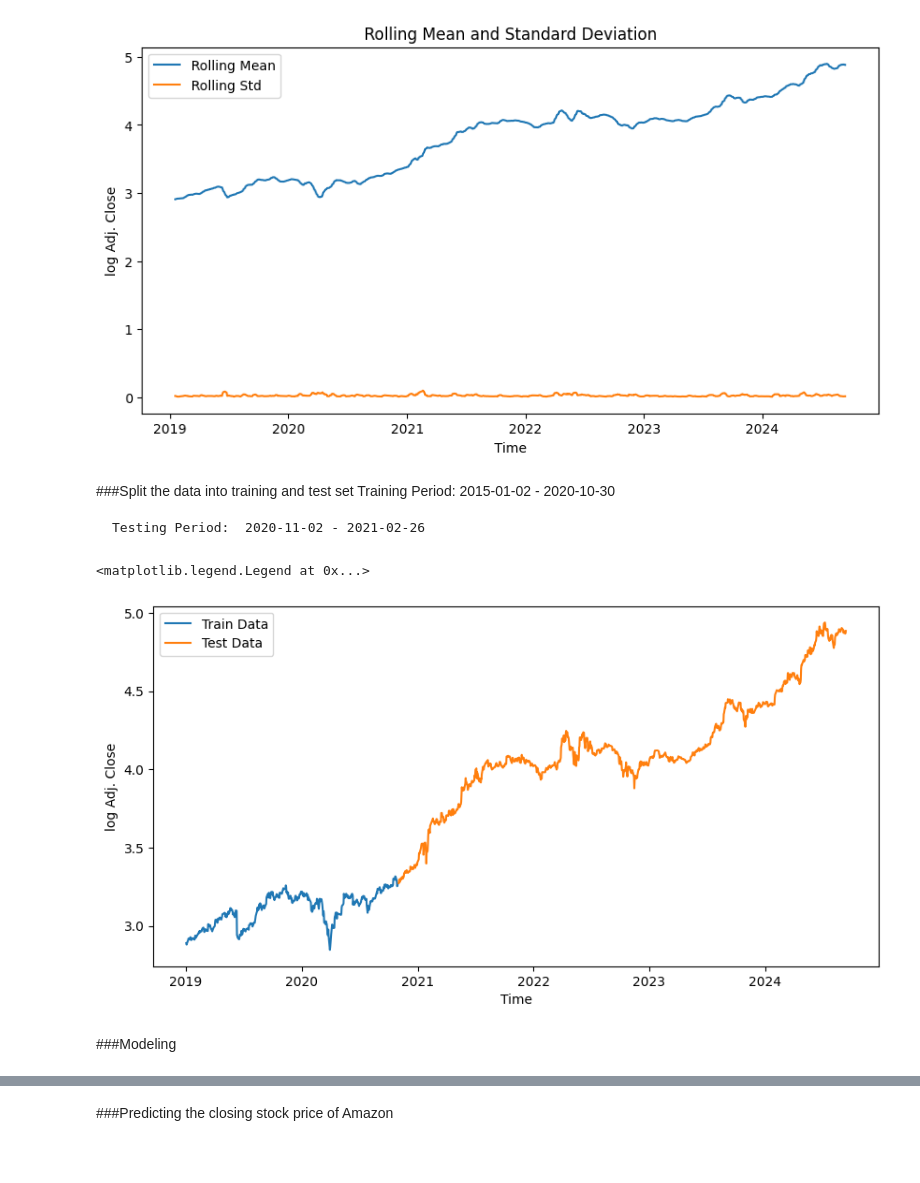
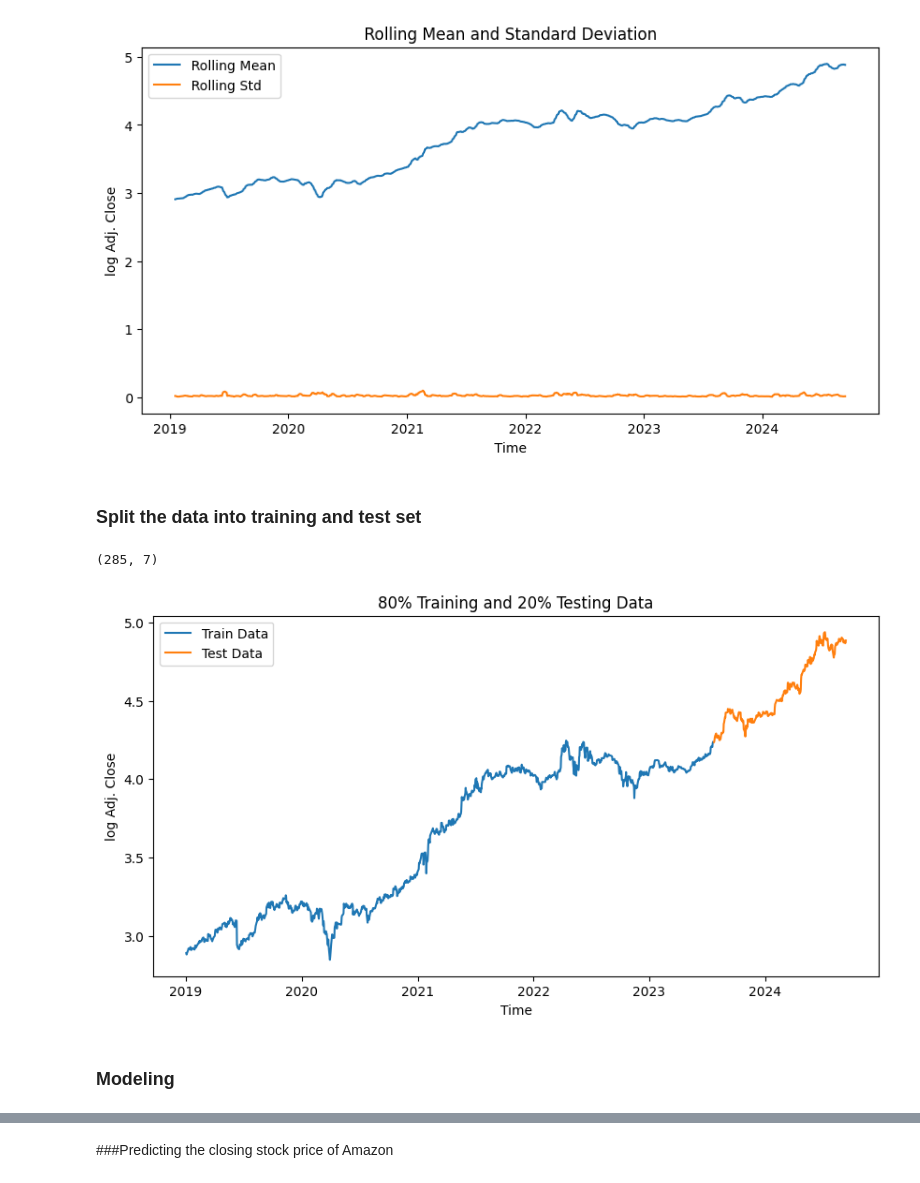
Before and after one commit to abuhmhai/Stock-Price-Prediction-X, a Jupyter notebook: ARIMA_Model.ipynb, the cells around one changed output, grey strips where cells are left out. Saved outputs shown, nothing was run; the diff lists cells and outputs as text; code cells hidden in the pictures; blank space fills up the shorter version.

```diff
--- a/ARIMA_Model.ipynb
+++ b/ARIMA_Model.ipynb
@@ -809,25 +809,31 @@ plt.title("Rolling Mean and Standard Deviation")
 Text(0.5, 1.0, 'Rolling Mean and Standard Deviation')
 [figure]
 # %% [markdown]
-###Split the data into training and test set
-    Training Period: 2015-01-02 - 2020-10-30
-
-    Testing Period:  2020-11-02 - 2021-02-26
+### Split the data into training and test set
 # %%
-FPT_Train_Data = FPT[FPT['Date'] < '2020-11-01']
-FPT_Test_Data = FPT[FPT['Date'] >= '2020-11-01'].reset_index(drop = True)
 
-plt.figure(figsize = (10, 5))
-plt.plot(FPT_Train_Data['Date'], FPT_Train_Data['log Adj. Close'], label = 'Train Data')
-plt.plot(FPT_Test_Data['Date'], FPT_Test_Data['log Adj. Close'], label = 'Test Data')
+# Calculate the cutoff index for 80% training and 20% testing
+cutoff_index = int(len(FPT) * 0.8)
+
+# Split the data into training and testing datasets
+FPT_Train_Data = FPT.iloc[:cutoff_index]
+FPT_Test_Data = FPT.iloc[cutoff_index:].reset_index(drop=True)
+
+print(FPT_Test_Data.shape)
+# Plot the train and test data
+plt.figure(figsize=(10, 5))
+plt.plot(FPT_Train_Data['Date'], FPT_Train_Data['log Adj. Close'], label='Train Data')
+plt.plot(FPT_Test_Data['Date'], FPT_Test_Data['log Adj. Close'], label='Test Data')
 plt.xlabel('Time')
 plt.ylabel('log Adj. Close')
-plt.legend(loc = 'best')
+plt.title('80% Training and 20% Testing Data')
+plt.legend(loc='best')
+plt.show()
 # %% [output]
-<matplotlib.legend.Legend at 0x...>
+(285, 7)
-[figure, old version]
+[figure, new version]
 # %% [markdown]
-###Modeling
+### Modeling
 # %%
 FPT_Auto_ARIMA_Model = auto_arima(FPT_Train_Data['log Adj. Close'], seasonal = False,
                                    error_action = 'ignore', suppress_warnings = True)
```
Also changed, not shown: parts of 17 cells of this notebook.
